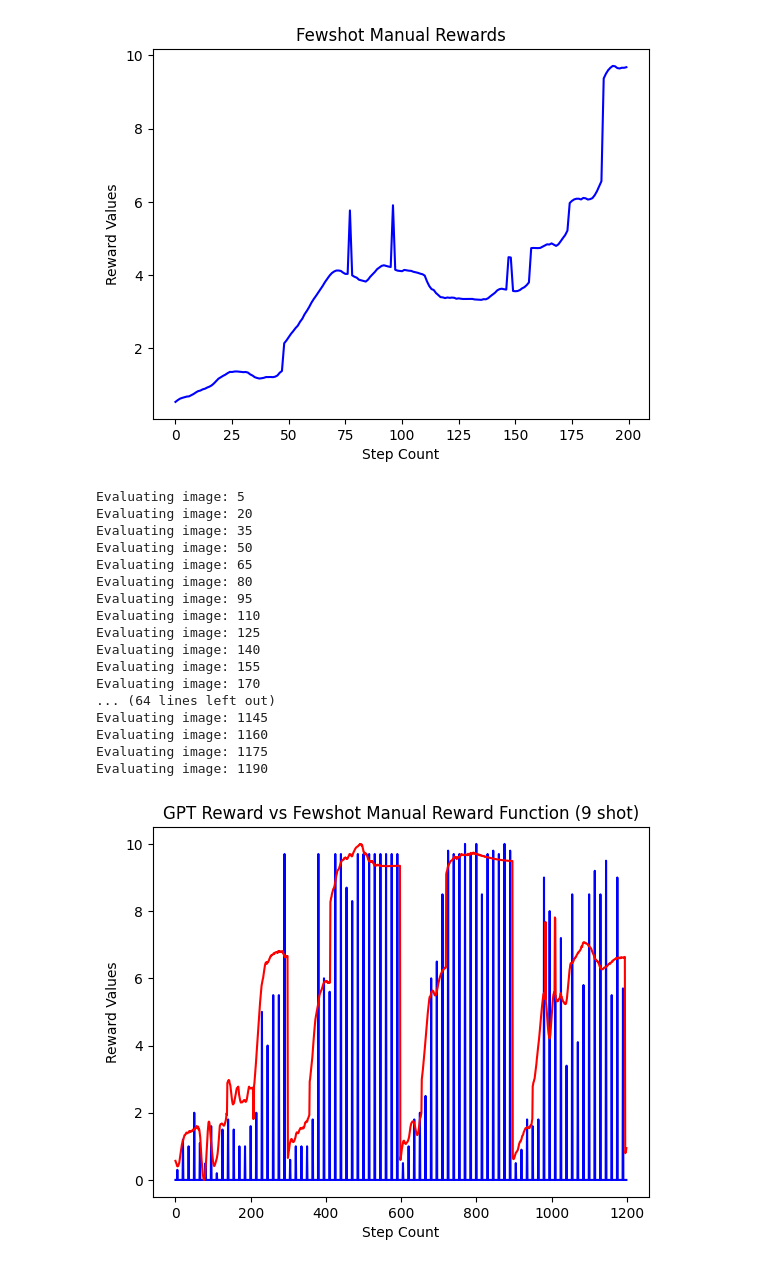
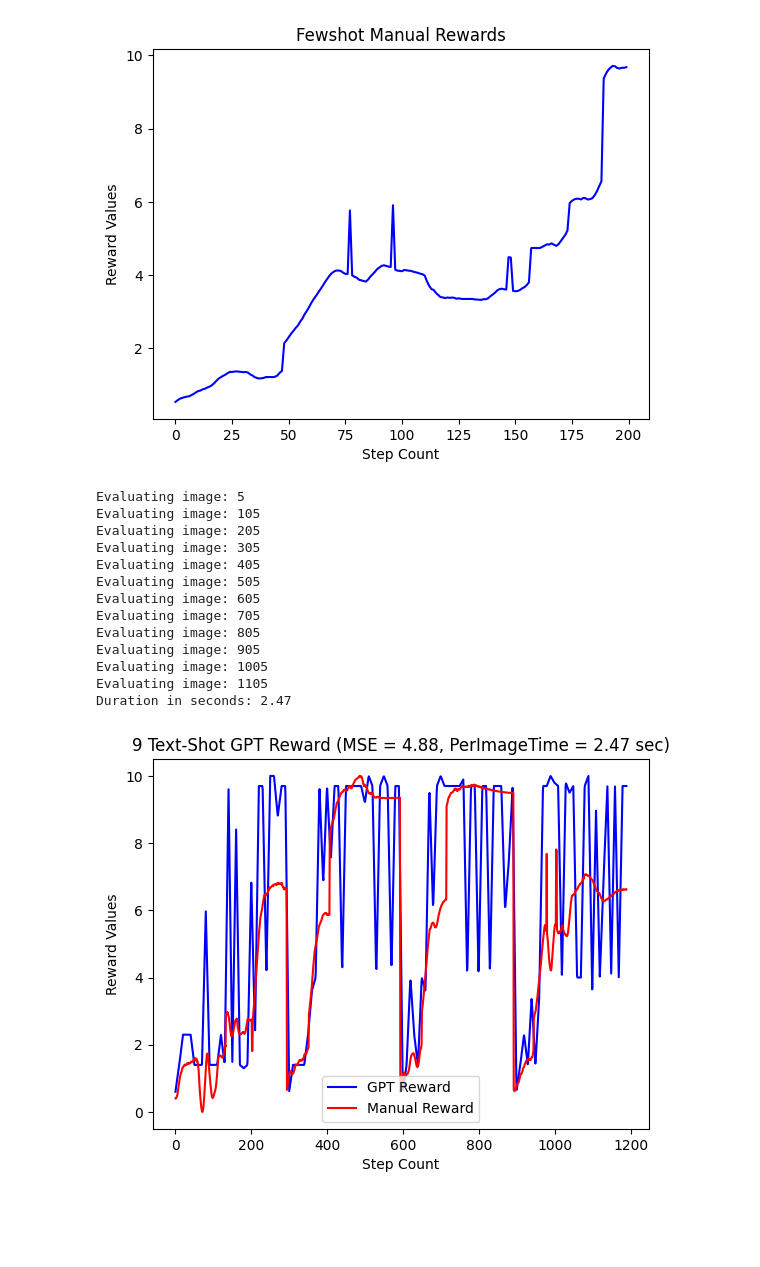
Before and after one commit to levi-kennedy/IsaacLab, a Jupyter notebook: source/vlmrew/franka_cabinet/gpt_experiments.ipynb, the cells around one changed output. Drawn from its saved outputs; the diff is of its cells as text; code cells hidden in the pictures; blank space fills up the shorter version.

Commit message:
New plots for written prelim draft
Updated plots

```diff
--- a/source/vlmrew/franka_cabinet/gpt_experiments.ipynb
+++ b/source/vlmrew/franka_cabinet/gpt_experiments.ipynb
@@ -386,15 +406,14 @@ class Score(BaseModel):
 class GPT_Rewards(BaseModel):
     scores: list[Score]
 
-def get_few_shot_gpt_message(ref_images_b64, ref_rewards, eval_image_b64):
+def get_few_shot_gpt_message(ref_images_b64, ref_text_descriptions, ref_rewards, eval_image_b64):
     message = [
         {
             "role": "system",
             "content": [
                 {
                     "type": "text",
-                    "text": """You are an image assessment tool that intreprets images and provides a real valued score between 0 and 10, indicating the degree that a robot has completed a specified task.
-                    A score of 0 is assigned in the initial state, and a score of 10 is assigned in the final state when the task is completed.""",
+                    "text": """You are an image assessment tool that intreprets images and provides a real valued score between 0 and 10, indicating the degree that a robot has completed a specified task. A score of 0 is assigned in the initial state, and a score of 10 is assigned in the final state when the task is completed.""",
                 },
             ],
         },
@@ -410,7 +429,7 @@ def get_few_shot_gpt_message(ref_images_b64, ref_rewards, eval_image_b64):
         },
     ]
 
-    for i in range(len(ref_rewards)):
+    for i in range(len(ref_images_b64)):
         message[1]["content"].append(
             {
                 "type": "text",
@@ -424,6 +443,14 @@ def get_few_shot_gpt_message(ref_images_b64, ref_rewards, eval_image_b64):
                     "url": f"embedded-picture",
                     "detail": "auto",
                     },
+            }
+        )
+
+    for j in range(len(ref_text_descriptions)):
+        message[1]["content"].append(
+            {
+                "type": "text",
+                "text": f"For reference, here is a description of the state of the robot and the cabinet and the associated reward value. {ref_text_descriptions[j][0]} The score for the description is {ref_text_descriptions[j][1]:.1f}"
             }
         )
 
@@ -476,30 +506,34 @@ def get_few_shot_gpt_rewards(ref_images_b64, ref_rewards, images_b64, sample_per
 # %%
-ref_image_index_list = [1501, 1525, 1550, 1575, 1600, 1625, 1650, 1675, 1700]
-ref_rewards, ref_images_b64 = get_specific_b64_images(ref_image_index_list)
+ref_image_index_list = [1501 , 1525 , 1550 , 1575 , 1600 , 1625 , 1650 , 1675 , 1700]
+#ref_image_index_list = [1501, 1550, 1600, 1650, 1700]
+ref_rewards, ref_images_b64, ref_text_descriptions = get_specific_b64_images(ref_image_index_list)
 # %%
 # compute rewards for different points
 point = "p7"
 image_path = f"/home/levi/projects/IsaacLab/source/vlmrew/dev_images/" + point
 images, images_b64 = get_b64_images(image_path)
-gpt_rew_all = get_few_shot_gpt_rewards(ref_images_b64, ref_rewards, images_b64, sample_period=15)
+# track the time of this step
+start_time = time.time()
+ref_images_b64 = []  # turn off images for text testing
+gpt_rew_all, t_samples = get_few_shot_gpt_rewards(ref_images_b64, ref_text_descriptions, ref_rewards, images_b64, sample_period=10)
+stop_time = time.time()
+duration_seconds = stop_time - start_time
+ave_time_per_image = duration_seconds / len(t_samples)
+print(f"Duration in seconds: {ave_time_per_image:.2f}")
 # %% [output]
 Evaluating image: 5
-Evaluating image: 20
-Evaluating image: 35
-Evaluating image: 50
-Evaluating image: 65
-Evaluating image: 80
-Evaluating image: 95
-Evaluating image: 110
-Evaluating image: 125
-Evaluating image: 140
-Evaluating image: 155
-Evaluating image: 170
-... (64 lines left out)
-Evaluating image: 1145
-Evaluating image: 1160
-Evaluating image: 1175
-Evaluating image: 1190
+Evaluating image: 105
+Evaluating image: 205
+Evaluating image: 305
+Evaluating image: 405
+Evaluating image: 505
+Evaluating image: 605
+Evaluating image: 705
+Evaluating image: 805
+Evaluating image: 905
+Evaluating image: 1005
+Evaluating image: 1105
+Duration in seconds: 2.47
 # %%
 # Read in the rewards pickle file
 rewards = pickle.load(open("/home/levi/projects/IsaacLab/source/vlmrew/franka_cabinet/logs/manual_rewards.pkl", "rb"))
@@ -507,13 +541,23 @@ rewards = pickle.load(open("/home/levi/projects/IsaacLab/source/vlmrew/franka_ca
 # scale the rewards data from 0 to 10
 man_rew_norm = (rewards - np.min(rewards)) / (np.max(rewards) - np.min(rewards)) * 10
 man_rew_norm = np.array(man_rew_norm)
+# %%
+t = np.linspace(5, 1195, 1195-5)
+
+# upsample by 10 times
+upsampler = interp1d(t_samples, gpt_rew_all, kind='linear')
+gpt_rew_upsampled = upsampler(t)
+rewards_norm_reg = man_rew_norm[5:1195]
+# compute the MSE between the original and upsampled rewards norm waveform
+mse = np.mean(np.square(rewards_norm_reg - gpt_rew_upsampled))
 # %%
 # plot the gpt rewards
-plt.plot(gpt_rew_all, 'b')
-plt.plot(man_rew_norm, 'r')
+plt.plot(gpt_rew_upsampled, 'b')
+plt.plot(rewards_norm_reg, 'r')
 plt.xlabel("Step Count")
 plt.ylabel("Reward Values")
-plt.title(f"GPT Reward vs Fewshot Manual Reward Function (9 shot)")
+plt.title(f"9 Text-Shot GPT Reward (MSE = {mse:.2f}, PerImageTime = {ave_time_per_image:.2f} sec)")
+plt.legend(["GPT Reward", "Manual Reward"])
 plt.show()
 # %% [output]
-[figure, old version]
+[figure, new version]
```
Also changed, not shown: parts of 19 cells of this notebook.
